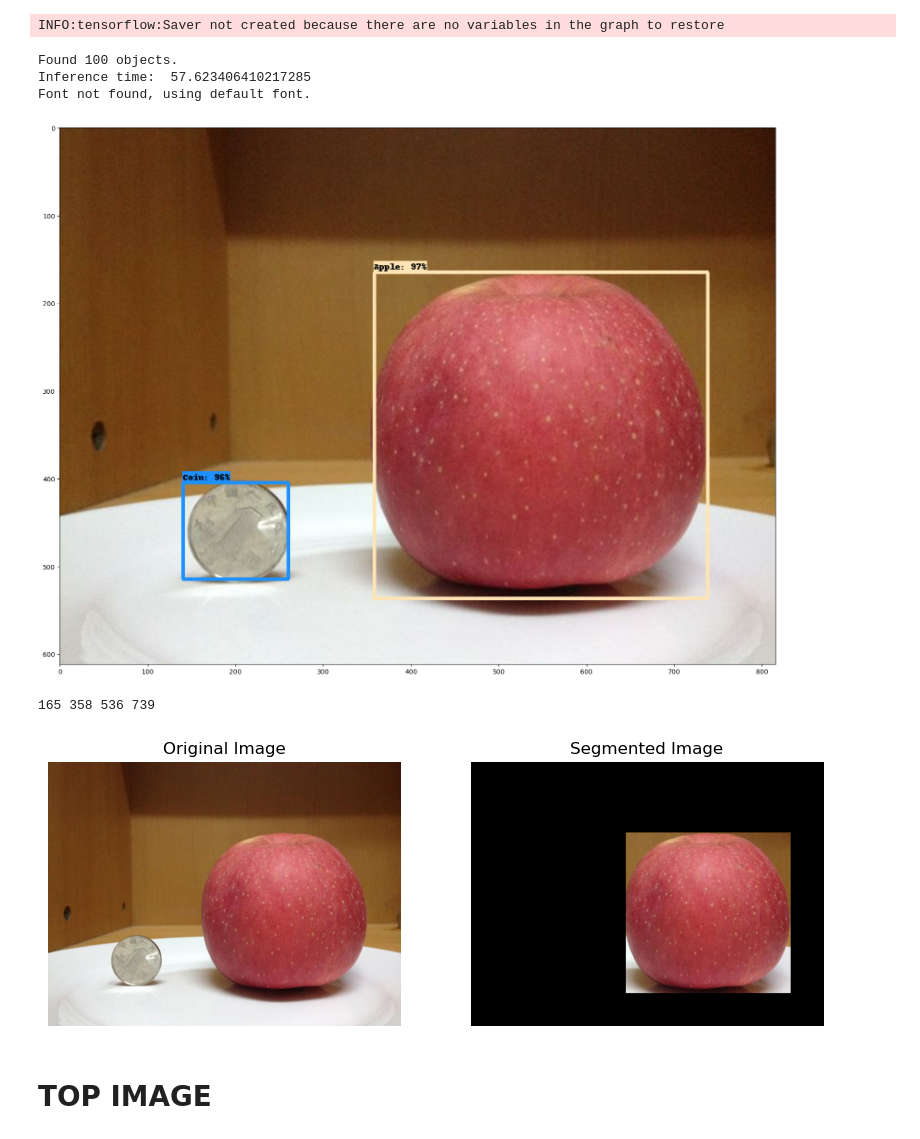
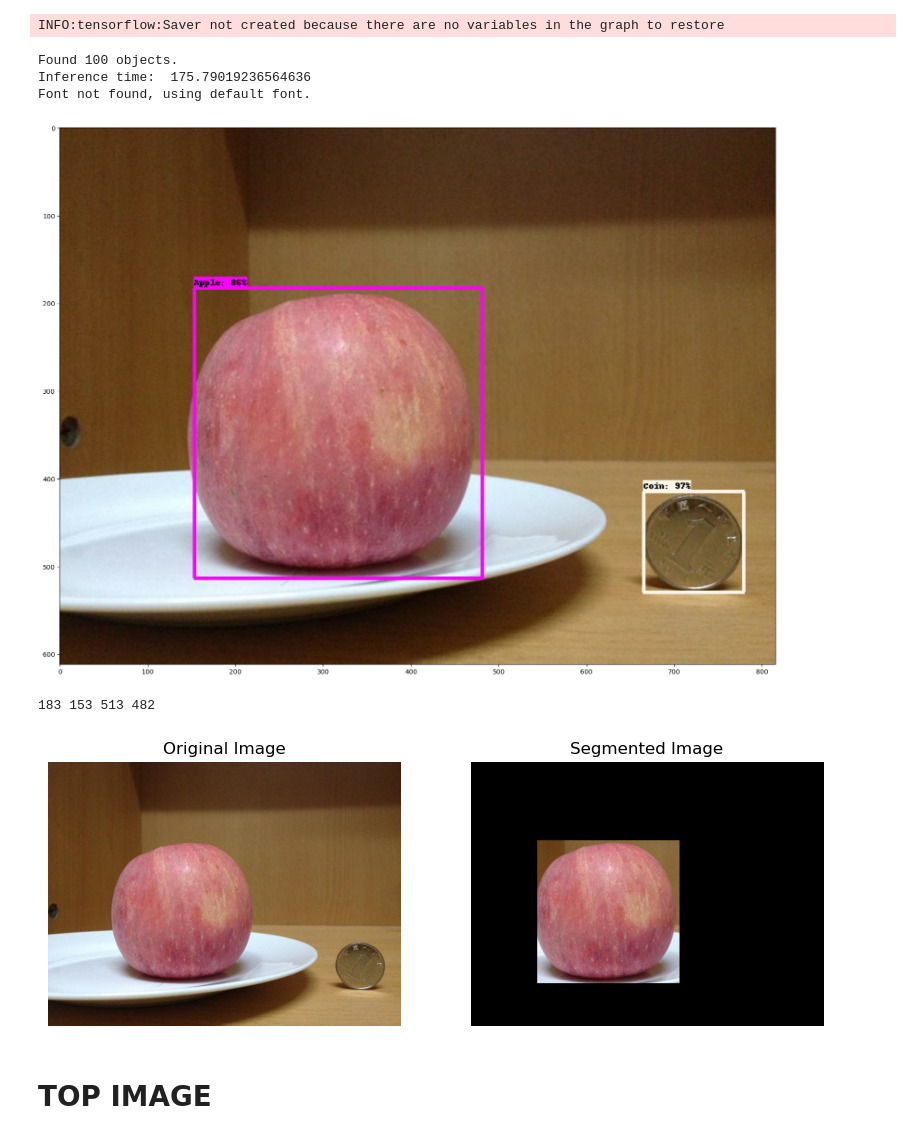
Before and after one commit to graziaperna/CV-project, a Jupyter notebook: src/Detection.ipynb, the cells around one changed output. Drawn from its saved outputs; the diff is of its cells as text; code cells hidden in the pictures.

```diff
--- a/src/Detection.ipynb
+++ b/src/Detection.ipynb
@@ -63,7 +63,7 @@ def resize_image(image_path, new_width=256, new_height=256, display=False):
     return resized_temp_filename
 
 # Usage example with an image path in Google Colab
-image_path = '..\Dataset\JPEGImages\Apple\S_Apple\\apple004S(1).JPG'
+image_path = '..\Dataset\JPEGImages\Apple\S_Apple\\apple002S(5).JPG'
 resized_image_path = resize_image(image_path, new_width=256, new_height=256, display=True)
 
 def draw_bounding_box_on_image(image,
@@ -192,6 +192,6 @@ image_with_boxes, detections = run_detector(detector, image_path)
 display_image(image_with_boxes)
 # %% [output]
 Found 100 objects.
-Inference time:  57.623406410217285
+Inference time:  175.79019236564636
 Font not found, using default font.
-[figure, old version]
+[figure, new version]
@@ -261,12 +244,12 @@ def run_grabcut(image_path, detections):
             print(ymin, xmin, ymax, xmax)
             plt.show()
 
-            return segmented_image
+            return segmented_image, ymin, xmin, ymax, xmax
 # %%
-segmented_image = run_grabcut(image_path, detections)
+segmented_image_s,ymin_s, xmin_s, ymax_s, xmax_s = run_grabcut(image_path, detections)
 # %% [output]
-165 358 536 739
+183 153 513 482
-[figure, old version]
+[figure, new version]
 # %% [markdown]
 # TOP IMAGE
 # %%
```
Also changed, not shown: parts of 7 cells of this notebook, 1 other file.
